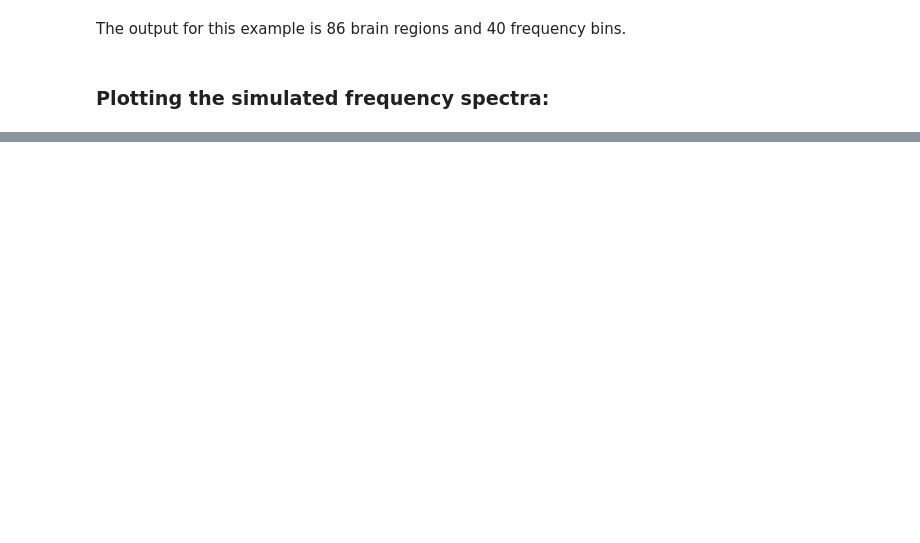
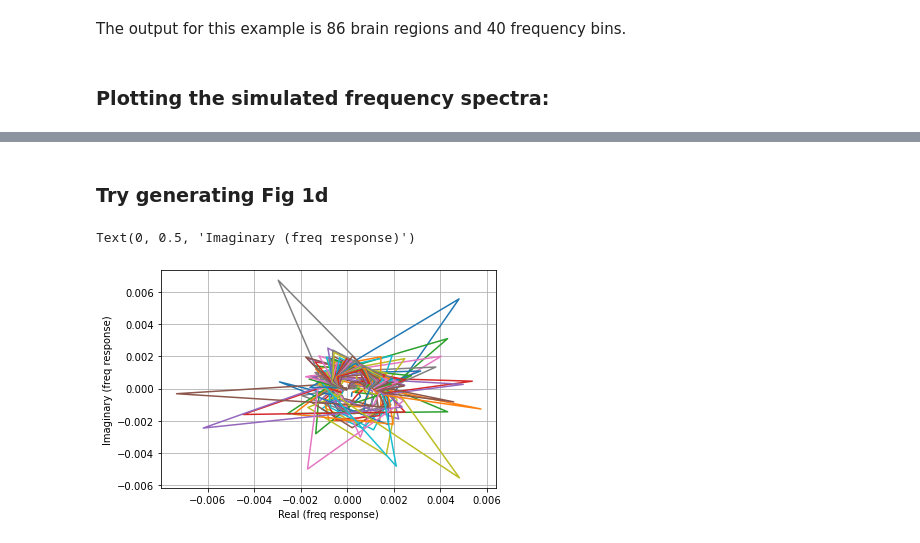
Before and after one commit to Raj-Lab-UCSF/spectrome, a Jupyter notebook: spectrome/notebooks/run_model_example.ipynb, the cells around one changed output, grey strips where cells are left out. Drawn from its saved outputs; the diff is of its cells as text; code cells hidden in the pictures; blank space fills up the shorter version.

```diff
--- a/spectrome/notebooks/run_model_example.ipynb
+++ b/spectrome/notebooks/run_model_example.ipynb
@@ -123,0 +132,13 @@ Text(0, 0.5, 'Magnitude (dB)')
+# %% [markdown]
+### Try generating Fig 1d
+# %%
+fig = plt.figure()
+for g in range(freq_response.shape[1]):
+    plt.plot(freq_response[:,g].real,freq_response[:,g].imag)
+
+plt.grid(True)
+plt.xlabel('Real (freq response)')
+plt.ylabel('Imaginary (freq response)')
+# %% [output]
+Text(0, 0.5, 'Imaginary (freq response)')
+[figure, added]
```
Also changed, not shown: parts of 4 cells of this notebook.
